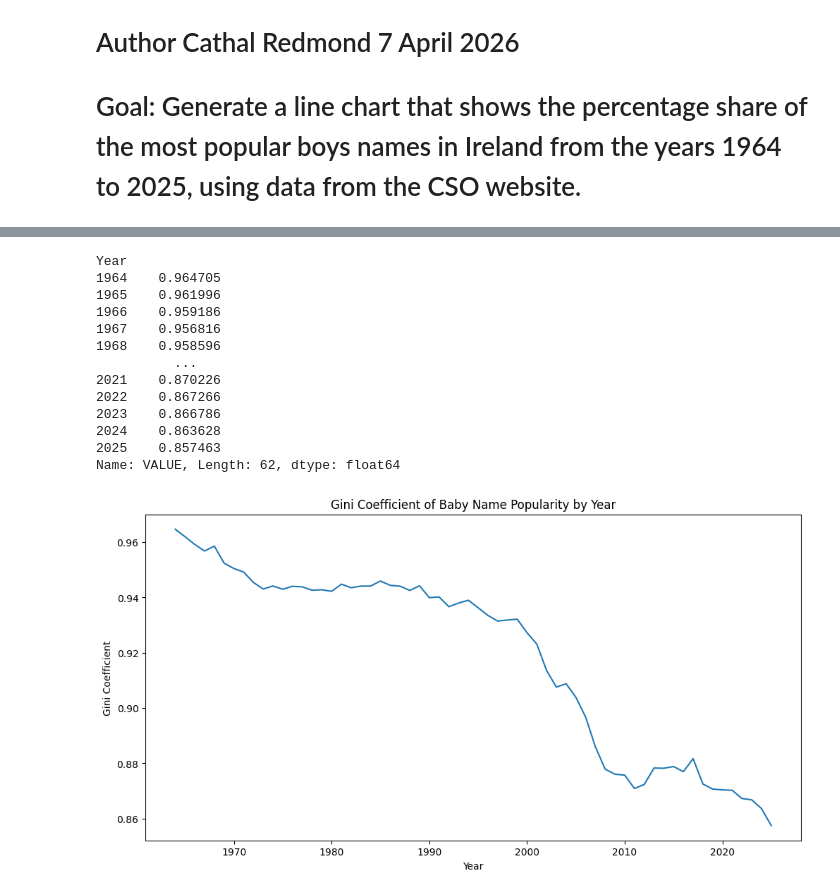
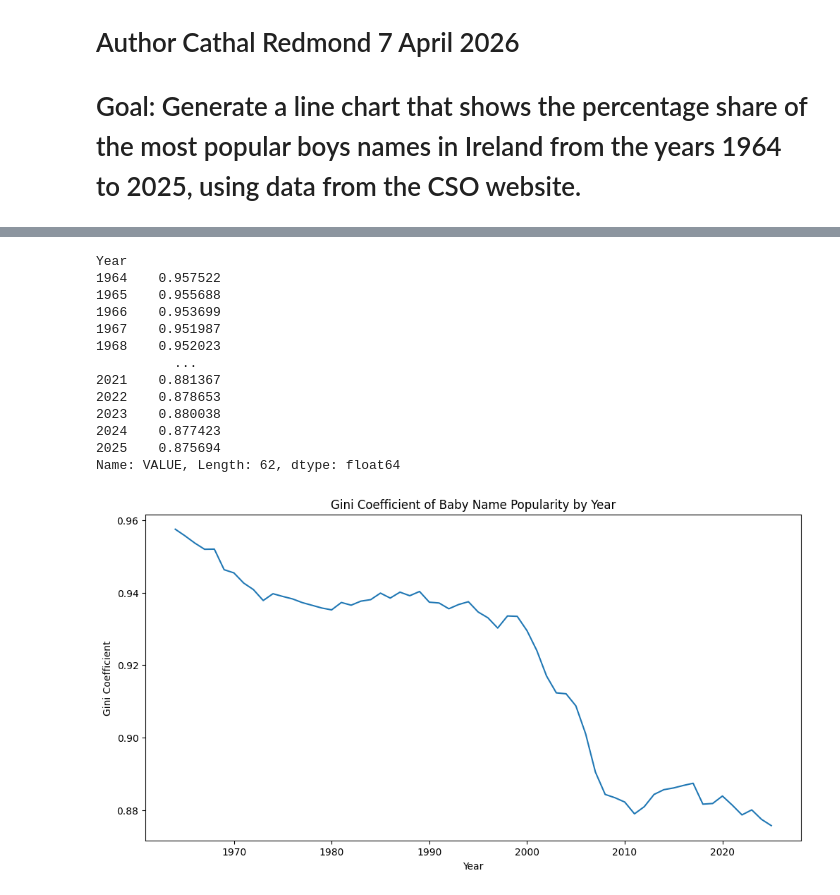
Before and after one commit to cathalred88/PFDA, a Jupyter notebook: my-work/babynames.ipynb, the cells around one changed output, grey strips where cells are left out. Drawn from its saved outputs; the diff is of its cells as text; code cells hidden in the pictures.

Commit message:
added girlsnames, not sure if successful.

```diff
--- a/my-work/babynames.ipynb
+++ b/my-work/babynames.ipynb
@@ -10,14 +10,26 @@ import matplotlib.pyplot as plt
 import seaborn as sns
 
 ##define the file location
-URL = "https://ws.cso.ie/public/api.restful/PxStat.Data.Cube_API.ReadDataset/VSA50/CSV/1.0/"
+boysnames = "https://ws.cso.ie/public/api.restful/PxStat.Data.Cube_API.ReadDataset/VSA50/CSV/1.0/"
+girlsnames = "https://ws.cso.ie/public/api.restful/PxStat.Data.Cube_API.ReadDataset/VSA60/CSV/1.0/"
+
 ##read the data into a dataframe
-df = pd.read_csv(URL)
+boysnames = pd.read_csv(boysnames)
+girlsnames = pd.read_csv(girlsnames)
+
 
 ##drop the first three columns which are not needed for analysis
-df = df.drop(columns=['STATISTIC', 'Statistic Label', 'TLIST(A1)', 'UNIT'])
+boysnames = boysnames.drop(columns=['STATISTIC', 'Statistic Label', 'TLIST(A1)', 'UNIT'])
+girlsnames = girlsnames.drop(columns=['STATISTIC', 'Statistic Label', 'TLIST(A1)', 'UNIT'])
+
+# add a new column to each dataframe to indicate the gender
+boysnames['gender'] = 'boy'
+girlsnames['gender'] = 'girl'
+
+#combine the two dataframes into one dataframe called 'babynames'
+babynames = pd.concat([boysnames, girlsnames])
 
 # convert nan values in column 'value' to 0 and
-df = df.fillna(0)
-print(df.head())
+babynames = babynames.fillna(0)
+print(babynames.head())
 # %% [output]
@@ -30,16 +42,16 @@ print(df.head())
 # %%
 ##covert the data type to integer for the 'VALUE' column
-df['VALUE'] = df['VALUE'].astype(int)
+babynames['VALUE'] = babynames['VALUE'].astype(int)
 
 ## create a new column with the sum or total of the 'VALUE' column for each unique value in the 'Year' column
-df['Total'] = df.groupby('Year')['VALUE'].transform('sum')
+babynames['Total'] = babynames.groupby('Year')['VALUE'].transform('sum')
 
 ## create a new column with the percentage of each value in the 'VALUE' column compared to the total for that year
-df['Percentage'] = df['VALUE'] / df['Total'] * 100
+babynames['Percentage'] = babynames['VALUE'] / babynames['Total'] * 100
 
 ## create a new colummn with the ranking of each value in the 'VALUE' column for each unique value in the 'Year' column
-df['Rank'] = df.groupby('Year')['VALUE'].rank(ascending=False)
+babynames['Rank'] = babynames.groupby('Year')['VALUE'].rank(ascending=False)
 
 ##display the first few rows of the dataframe
-print(df.head())
+print(babynames.head())
 # %% [output]
@@ -83,34 +124,34 @@ plt.show()
 # %%
 # calculate the ginini coefficient for the 'VALUE' column for each year
 def gini_coefficient(x):
     # Sort the values in ascending order
     sorted_x = np.sort(x)
     n = len(x)
     cumulative_x = np.cumsum(sorted_x)
     gini = (n + 1 - 2 * np.sum(cumulative_x) / cumulative_x[-1]) / n
     return gini
-gini_by_year = df.groupby('Year')['VALUE'].apply(gini_coefficient)
+gini_by_year = babynames.groupby('Year')['VALUE'].apply(gini_coefficient)
 print(gini_by_year)
 
 # plot the gini coefficient for each year as a line chart using seaborn
 plt.figure(figsize=(12, 6))
 sns.lineplot(x=gini_by_year.index, y=gini_by_year.values)
 plt.title('Gini Coefficient of Baby Name Popularity by Year')
 plt.xlabel('Year')
 plt.ylabel('Gini Coefficient')
 plt.show()
 # %% [output]
 Year
-1964    0.964705
-1965    0.961996
-1966    0.959186
-1967    0.956816
-1968    0.958596
+1964    0.957522
+1965    0.955688
+1966    0.953699
+1967    0.951987
+1968    0.952023
           ...
-2021    0.870226
-2022    0.867266
-2023    0.866786
-2024    0.863628
-2025    0.857463
+2021    0.881367
+2022    0.878653
+2023    0.880038
+2024    0.877423
+2025    0.875694
 Name: VALUE, Length: 62, dtype: float64
-[figure, old version]
+[figure, new version]
```
Also changed, not shown: parts of 3 cells of this notebook.
